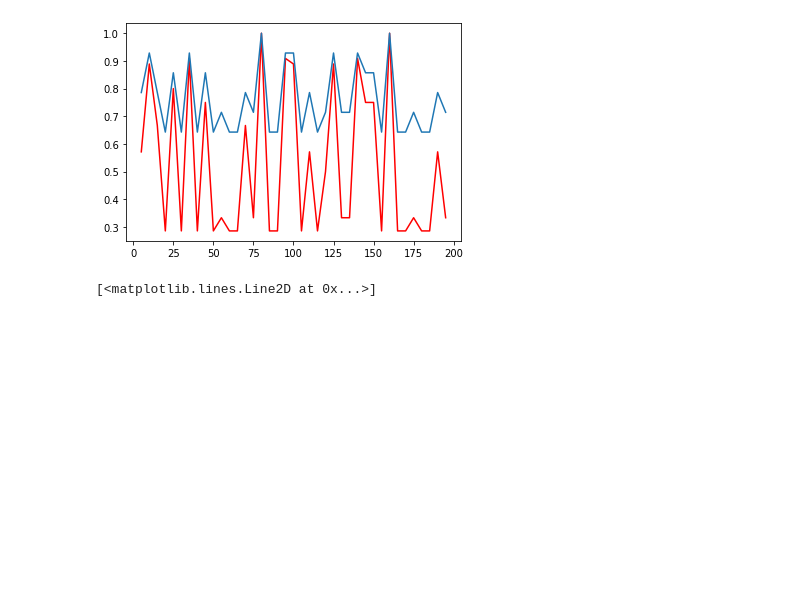
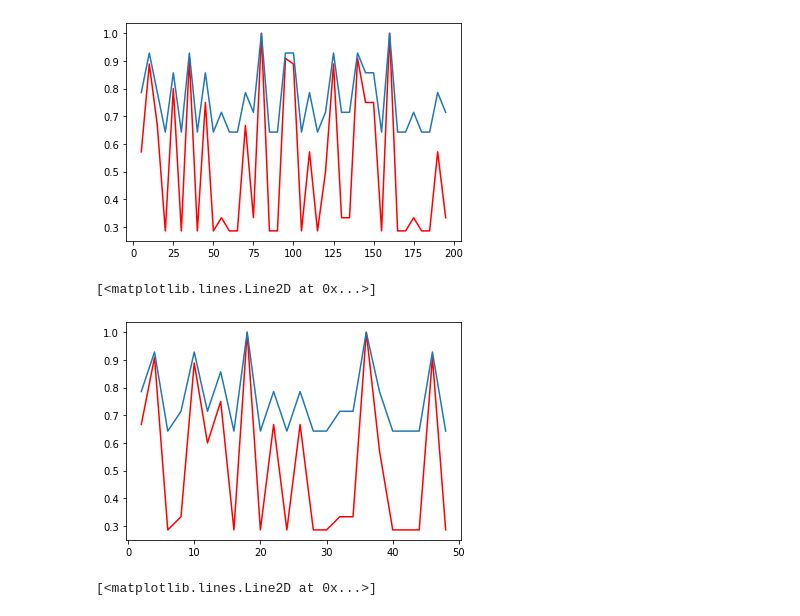
Before and after one commit to yattinda/scikit-learn, a Jupyter notebook: NN-picture/NN_picture.ipynb, the cells around one changed output. Cells and saved outputs as stored; diff of their text form; code cells hidden in the pictures; blank space fills up the shorter version.

```diff
--- a/NN-picture/NN_picture.ipynb
+++ b/NN-picture/NN_picture.ipynb
@@ -236,6 +236,22 @@ plt.plot(x, y_score)
 # %% [output]
 [<matplotlib.lines.Line2D at 0x...>]
 [figure]
+# %%
+x = []
+y_f1_1 = []
+y_score_1 = []
+for i in range(2, 50, 2):
+    mlp = MLPClassifier(solver = "lbfgs", random_state = 0,  max_iter = 500, hidden_layer_sizes = [i]).fit(X_data, y_data)
+    predict = mlp.predict(X_test)
+    x.append(i)
+    y_f1_1.append(f1_score(y_test, predict))
+    y_score_1.append(mlp.score(X_test, y_test))
+
+plt.plot(x, y_f1_1, color = "red")
+plt.plot(x, y_score_1)
+# %% [output]
+[<matplotlib.lines.Line2D at 0x...>]
+[figure, added]
 # %%
 x_2 = []
 y_f1_2 = []
```
